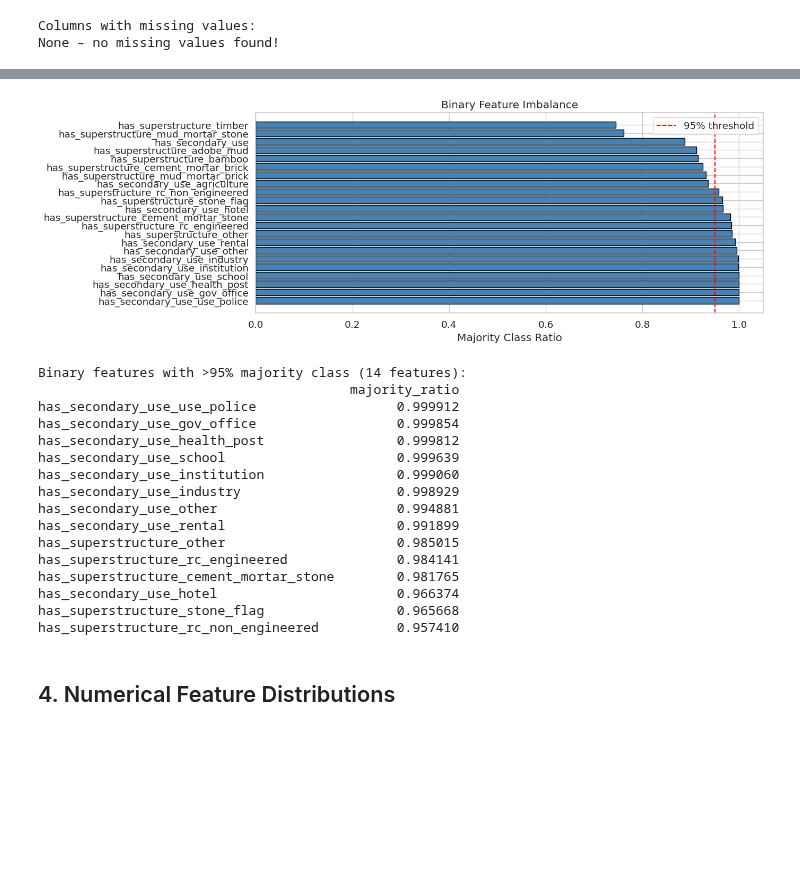
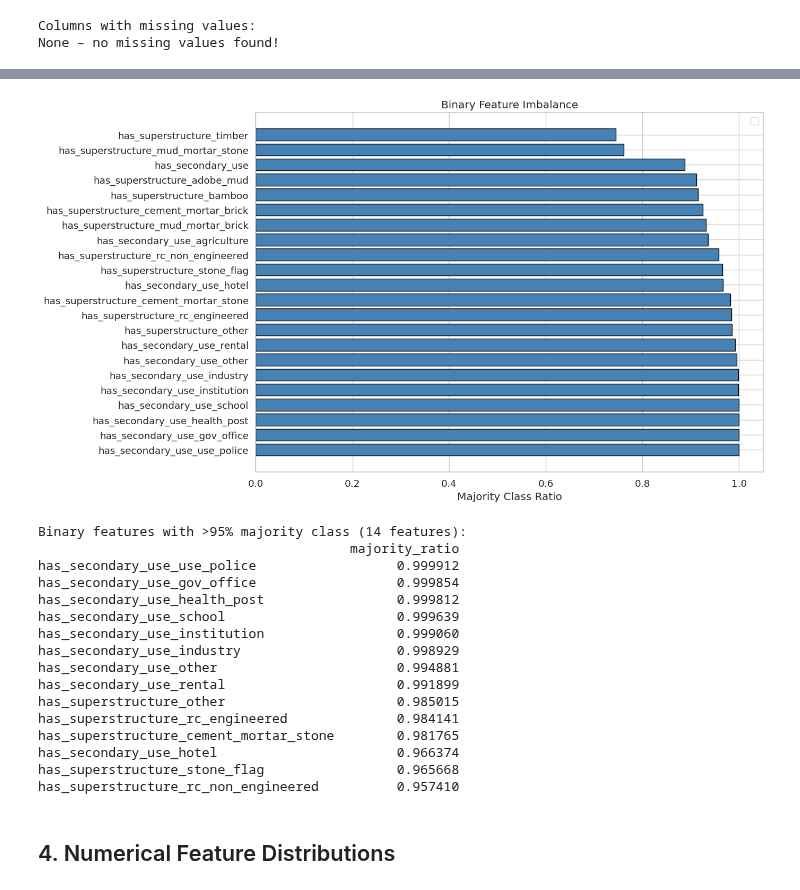
Before and after one commit to Bescher-Kilani/earthquake-damage-prediction, a Jupyter notebook: week01_exploration.ipynb, the cells around one changed output, grey strips where cells are left out. Drawn from its saved outputs; the diff is of its cells as text; code cells hidden in the pictures; blank space fills up the shorter version.

```diff
--- a/week01_exploration.ipynb
+++ b/week01_exploration.ipynb
@@ -133,26 +133,25 @@ dtype: int64
 # %%
 # Check value counts of binary (0/1) columns to spot very imbalanced ones
 int_cols = X_train.select_dtypes(include='int64')
 binary_cols = int_cols.columns[int_cols.nunique() == 2]
 
 imbalance_ratio = {col: X_train[col].value_counts(normalize=True).max() for col in binary_cols}
 imbalance_df = pd.DataFrame.from_dict(imbalance_ratio, orient='index', columns=['majority_ratio']).sort_values('majority_ratio', ascending=False)
 
-fig, ax = plt.subplots(figsize=(14, 5))
+fig, ax = plt.subplots(figsize=(14, 8))
 bars = ax.barh(imbalance_df.index, imbalance_df['majority_ratio'], color='steelblue', edgecolor='black')
-ax.axvline(0.95, color='red', linestyle='--', label='95% threshold')
 ax.set_xlabel('Majority Class Ratio')
 ax.set_title('Binary Feature Imbalance')
 ax.legend()
 plt.tight_layout()
-plt.savefig('binary_imbalance.pdf', bbox_inches='tight')
+plt.savefig('binary_imbalance.svg', bbox_inches='tight', format='svg')
 plt.show()
 
 highly_imbalanced = imbalance_df[imbalance_df['majority_ratio'] > 0.95]
 print(f'Binary features with >95% majority class ({len(highly_imbalanced)} features):')
 print(highly_imbalanced)
 # %% [output]
-[figure, old version]
+[figure, new version]
 Binary features with >95% majority class (14 features):
                                         majority_ratio
 has_secondary_use_use_police                  0.999912
```
Also changed, not shown: parts of 11 cells of this notebook.
